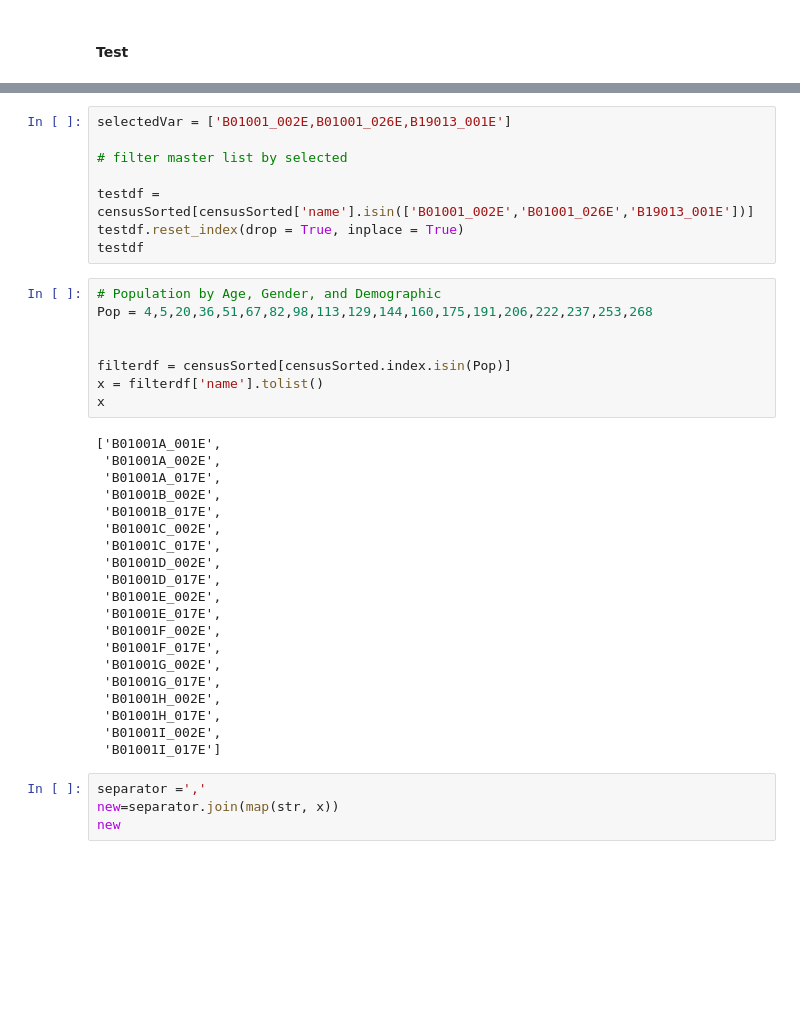
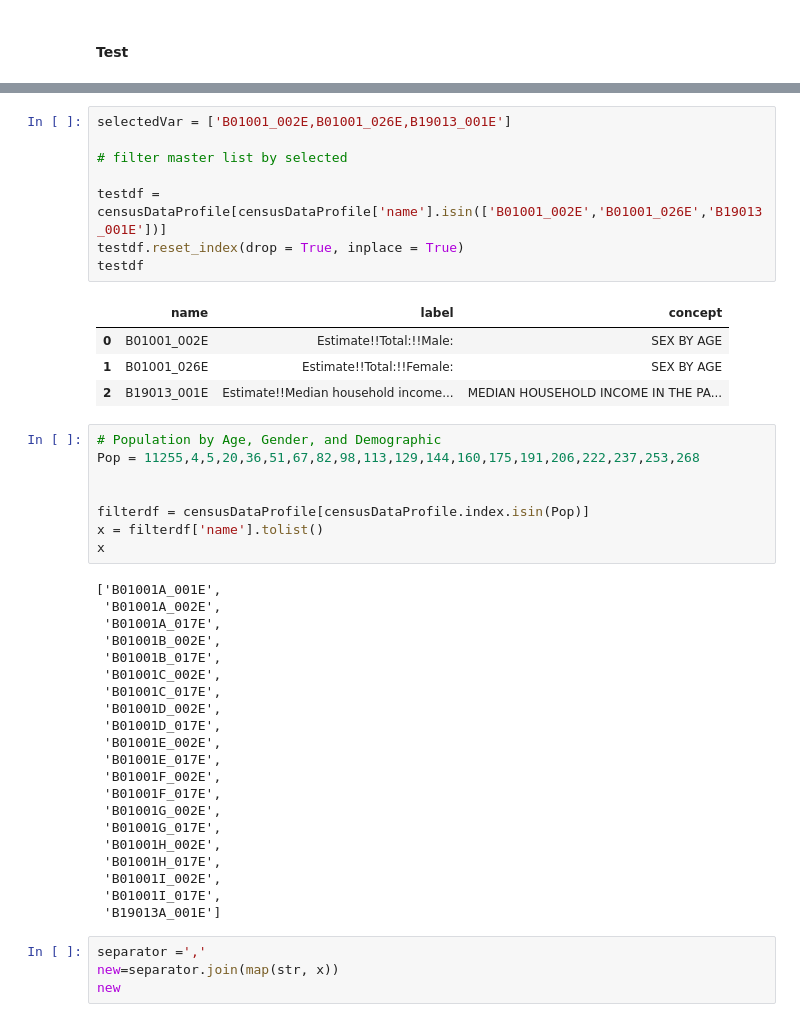
Before and after one commit to pylinet/USCensus, a Jupyter notebook: USCensusNYData.ipynb, the cells around one changed output, grey strips where cells are left out. Saved outputs shown, nothing was run; the diff lists cells and outputs as text; blank space fills up the shorter version.

```diff
--- a/USCensusNYData.ipynb
+++ b/USCensusNYData.ipynb
@@ -196,17 +209,22 @@ detailedTable(selectedVar,GEOIDsinglestring)
 # %%
 selectedVar = ['B01001_002E,B01001_026E,B19013_001E']
 
 # filter master list by selected
 
-testdf = censusSorted[censusSorted['name'].isin(['B01001_002E','B01001_026E','B19013_001E'])]
+testdf = censusDataProfile[censusDataProfile['name'].isin(['B01001_002E','B01001_026E','B19013_001E'])]
 testdf.reset_index(drop = True, inplace = True)
 testdf
+# %% [output]
+|  | name | label | concept |
+| 0 | B01001_002E | Estimate!!Total:!!Male: | SEX BY AGE |
+| 1 | B01001_026E | Estimate!!Total:!!Female: | SEX BY AGE |
+| 2 | B19013_001E | Estimate!!Median household income... | MEDIAN HOUSEHOLD INCOME IN THE PA... |
 # %%
 # Population by Age, Gender, and Demographic
-Pop = 4,5,20,36,51,67,82,98,113,129,144,160,175,191,206,222,237,253,268
+Pop = 11255,4,5,20,36,51,67,82,98,113,129,144,160,175,191,206,222,237,253,268
 
 
-filterdf = censusSorted[censusSorted.index.isin(Pop)]
+filterdf = censusDataProfile[censusDataProfile.index.isin(Pop)]
 x = filterdf['name'].tolist()
 x
 # %% [output]
@@ -228,7 +246,8 @@ x
  'B01001H_002E',
  'B01001H_017E',
  'B01001I_002E',
- 'B01001I_017E']
+ 'B01001I_017E',
+ 'B19013A_001E']
 # %%
 separator =','
 new=separator.join(map(str, x))
```
Also changed, not shown: parts of 3 cells of this notebook.
